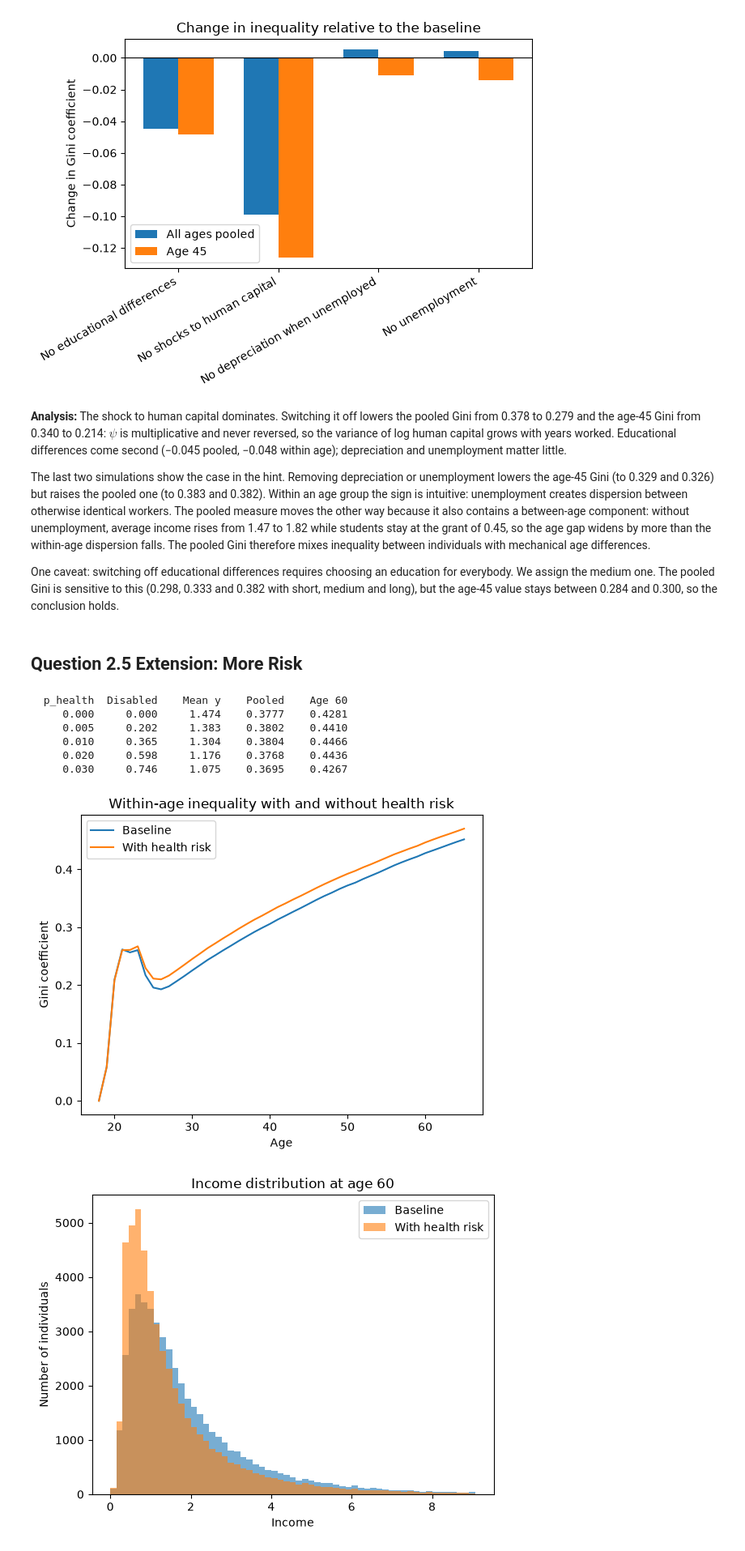
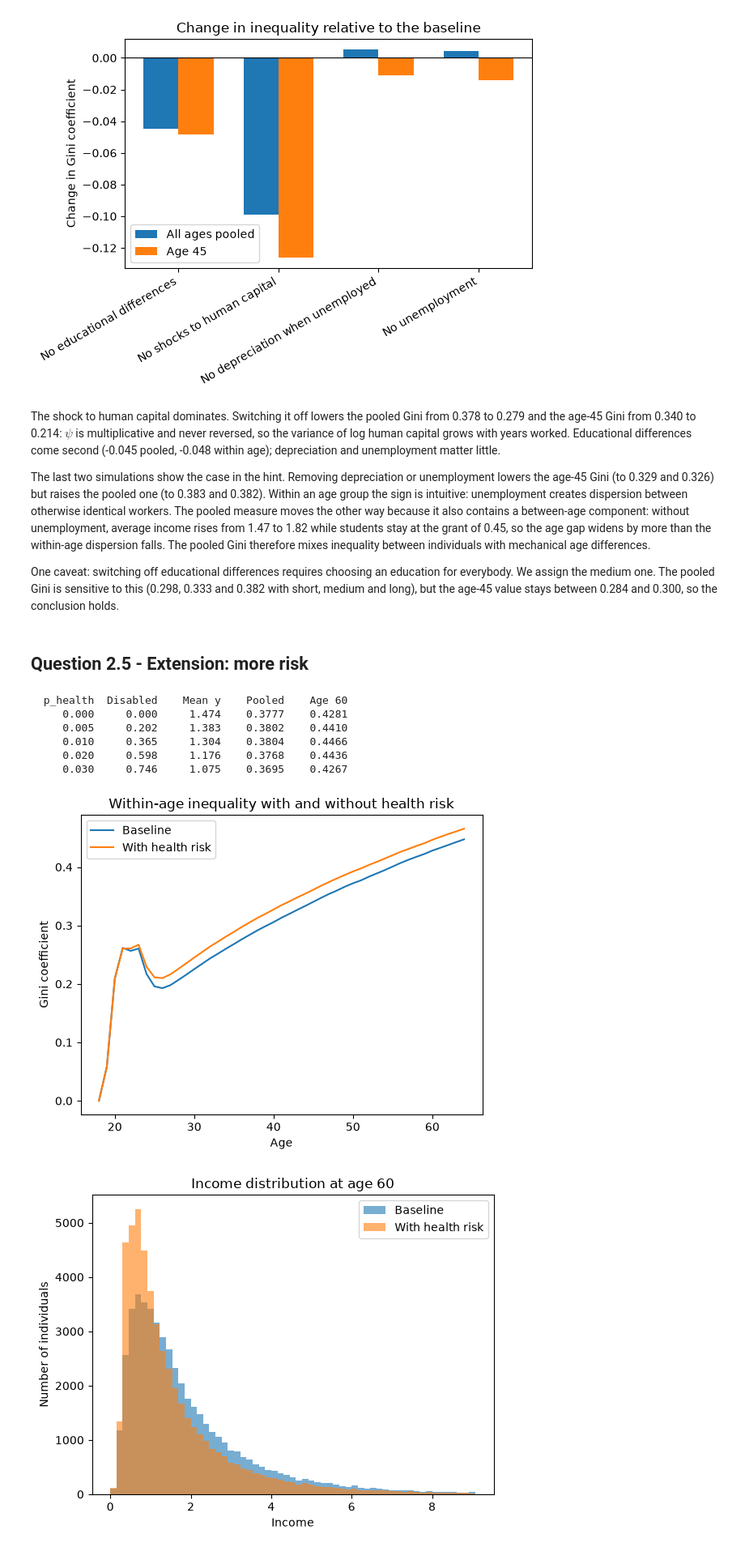
Before and after one commit to NumEconCopenhagen/projects-2025-philippa-ronya, a Jupyter notebook: 01_dataproject/dataproject.ipynb, the cells around one changed output. Shown at 81% size. Drawn from its saved outputs; the diff is of its cells as text; code cells hidden in the pictures.

```diff
--- a/01_dataproject/dataproject.ipynb
+++ b/01_dataproject/dataproject.ipynb
@@ -909,11 +913,10 @@ plt.show()
 # %% [output]
 [figure]
 # %% [markdown]
-**Analysis:**
 The shock to human capital dominates. Switching it off lowers the pooled Gini from
 0.378 to 0.279 and the age-45 Gini from 0.340 to 0.214: $\psi$ is multiplicative and
 never reversed, so the variance of log human capital grows with years worked.
-Educational differences come second (−0.045 pooled, −0.048 within age); depreciation
+Educational differences come second (-0.045 pooled, -0.048 within age); depreciation
 and unemployment matter little.
 
 The last two simulations show the case in the hint. Removing depreciation or
@@ -930,5 +933,5 @@ everybody. We assign the medium one. The pooled Gini is sensitive to this (0.298
 and 0.382 with short, medium and long), but the age-45 value stays between 0.284 and
 0.300, so the conclusion holds.
 # %% [markdown]
-## Question 2.5 Extension: More Risk
+## Question 2.5 - Extension: more risk
 # %%
@@ -972,32 +975,32 @@ for i, p in enumerate(p_health_values):
      0.020     0.598     1.176    0.3768    0.4436
      0.030     0.746     1.075    0.3695    0.4267
 # %%
-# 2.5: Gini coefficient over the life cycle with and without health risk
+# Gini coefficient over the life cycle with and without health risk
 
-# baseline and extended simulation
+# Baseline and extended simulation
 sim_base = model_2_4.simulate()
 sim_health = model_2_4.simulate(p_health=0.010)
 
-# compute the within-age Gini coefficient in both simulations
+# Compute the within-age Gini coefficient in both simulations
 gini_age_base = np.array([gini(sim_base['income'][:, t])
-                          for t in range(len(model_2_4.ages))])
+                          for t in range(len(model_2_1.ages))])
 gini_age_ext = np.array([gini(sim_health['income'][:, t])
-                         for t in range(len(model_2_4.ages))])
+                         for t in range(len(model_2_1.ages))])
 
-# plot the two life-cycle profiles
-plt.plot(model_2_4.ages, gini_age_base, label='Baseline')
-plt.plot(model_2_4.ages, gini_age_ext, label='With health risk')
+# Plot the two life-cycle profiles
+plt.plot(model_2_1.ages, gini_age_base, label='Baseline')
+plt.plot(model_2_1.ages, gini_age_ext, label='With health risk')
 
-# add labels and title
+# Add labels and title
 plt.xlabel('Age')
 plt.ylabel('Gini coefficient')
 plt.title('Within-age inequality with and without health risk')
 
-# add legend
+# Add legend
 plt.legend()
 
-# show the figure
+# Show the figure
 plt.show()
 # %% [output]
-[figure, old version]
+[figure, new version]
 # %%
```
Also changed, not shown: parts of 15 cells of this notebook, 2 other files.
